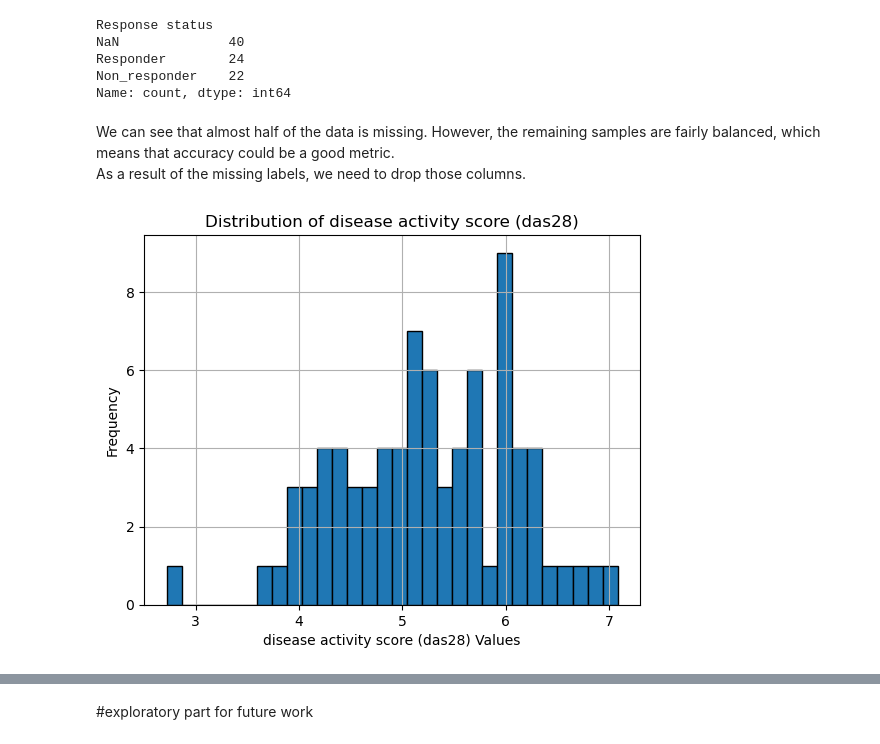
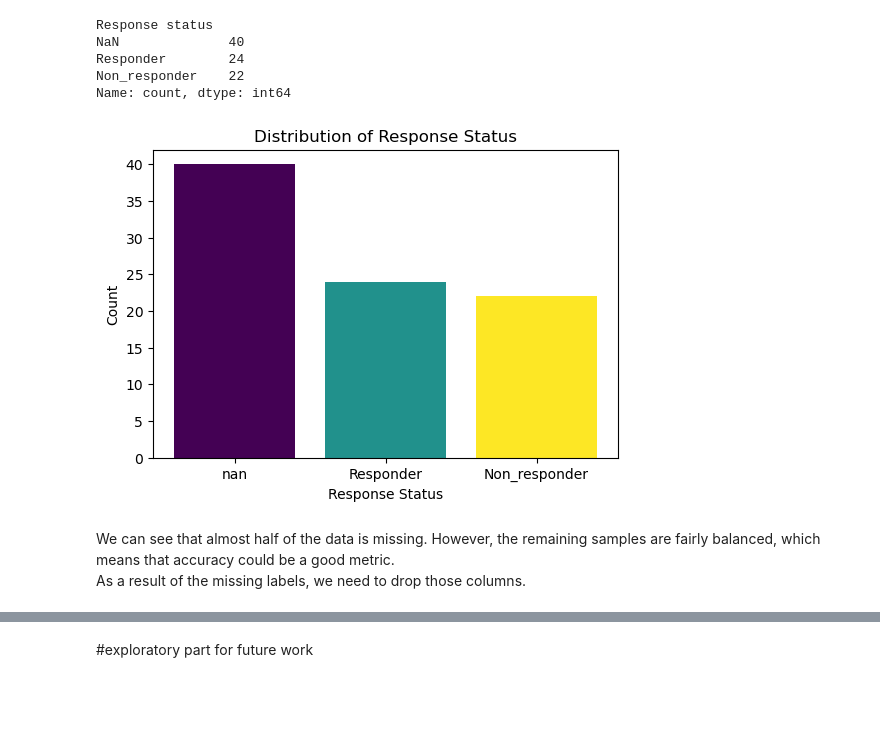
Before and after one commit to arieloren/Drug_Response_Analysis, a Jupyter notebook: src/notebooks/eda.ipynb, the cells around one changed output, grey strips where cells are left out. Saved outputs shown, nothing was run; the diff lists cells and outputs as text; code cells hidden in the pictures; blank space fills up the shorter version.

```diff
--- a/src/notebooks/eda.ipynb
+++ b/src/notebooks/eda.ipynb
@@ -150,13 +154,35 @@ meta_data.head()
 | 3 | GSM381197 | whole blood | rheumatoid arthritis | anti_TNF therapy | 4.48 | NaN | Female |
 | 4 | GSM381198 | whole blood | rheumatoid arthritis | anti_TNF therapy | 6.00 | Non_responder | Female |
 # %%
-meta_data['Response status'].value_counts(dropna=False)
+response_counts = meta_data['Response status'].value_counts(dropna=False)
+response_counts
 # %% [output]
 Response status
 NaN              40
 Responder        24
 Non_responder    22
 Name: count, dtype: int64
+# %%
+# Convert NaN to a string category
+labels = response_counts.index.astype(str)  # Convert all labels to string
+values = response_counts.values  # Get counts
+
+# Generate random colors for each bar
+colors = plt.cm.viridis(np.linspace(0, 1, len(labels)))
+
+# Create the bar plot
+plt.figure(figsize=(6, 4))
+plt.bar(labels, values, color=colors)
+
+# Labels & Title
+plt.xlabel("Response Status")
+plt.ylabel("Count")
+plt.title("Distribution of Response Status")
+plt.xticks(rotation=0)
+
+plt.show()
+# %% [output]
+[figure, added]
 # %% [markdown]
 We can see that almost half of the data is missing. However, the remaining samples are fairly balanced, which means that accuracy could be a good metric.
 As a result of the missing labels, we need to drop those columns.
@@ -165,13 +188,0 @@ As a result of the missing labels, we need to drop those columns.
-# %%
-# Plot histogram
-meta_data['disease activity score (das28)'].hist(bins=30, edgecolor='black')
-
-# Labels and Title
-plt.xlabel('disease activity score (das28) Values')
-plt.ylabel('Frequency')
-plt.title('Distribution of disease activity score (das28)')
-
-# Show the plot
-plt.show()
-# %% [output]
-[figure, removed]
```
Also changed, not shown: parts of 10 cells of this notebook.
